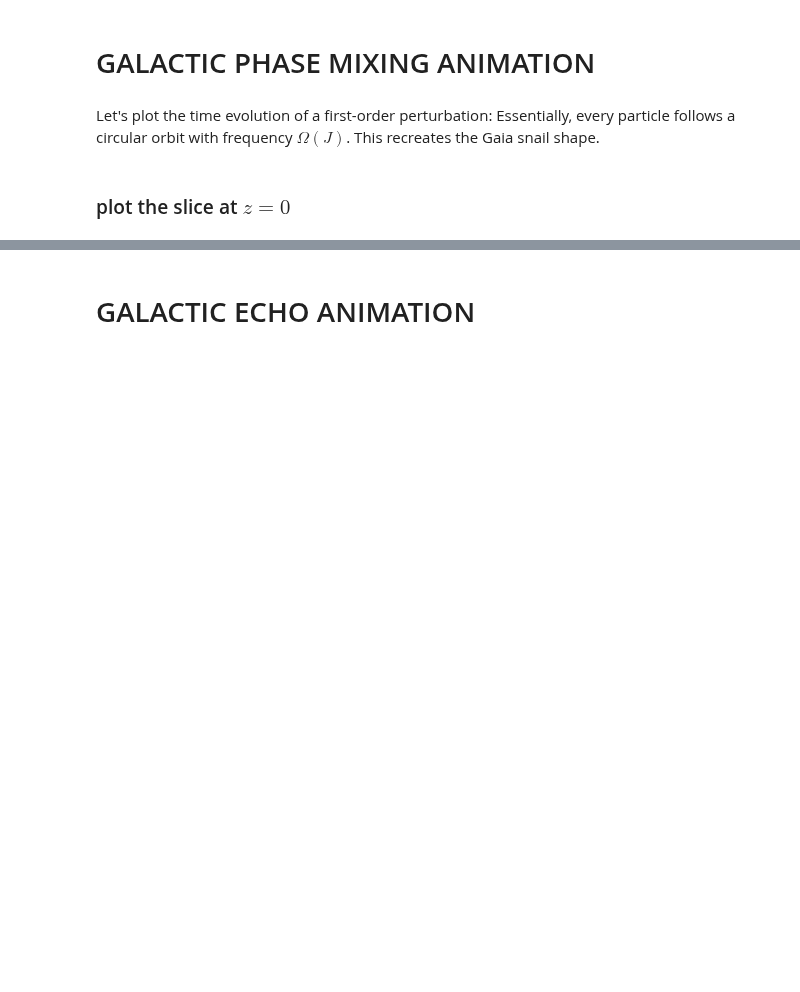
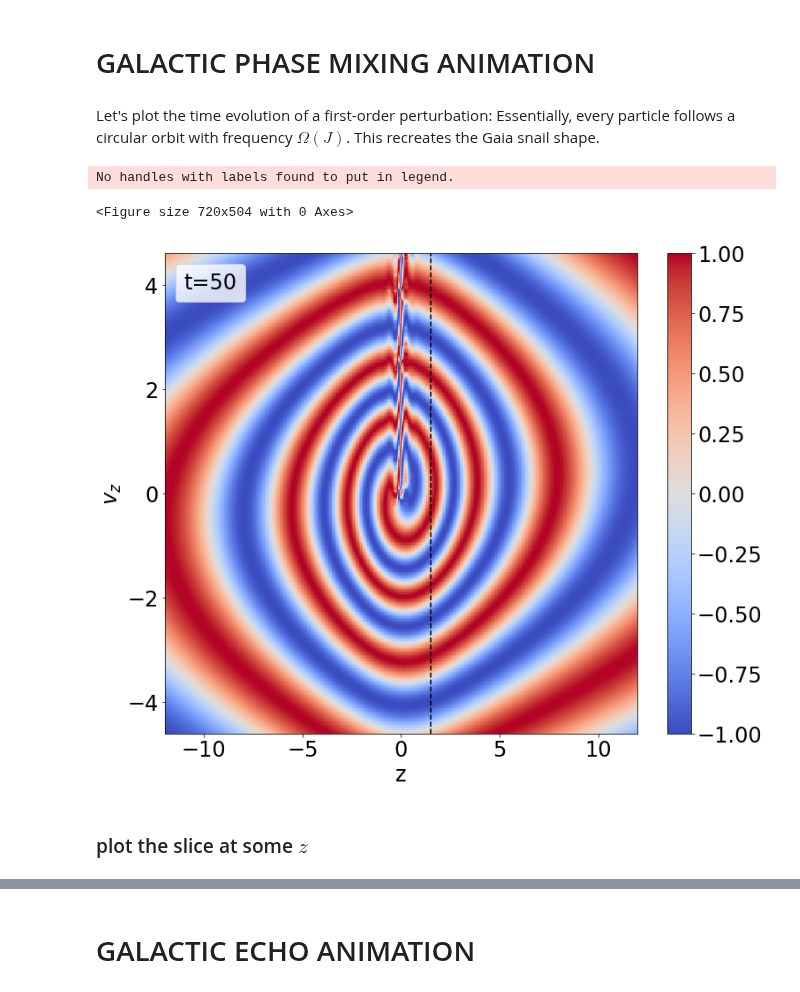
Before and after one commit to Jupiter1994/plasma-echo, a Jupyter notebook: Galactic Phase Mixing and Echo.ipynb, the cells around one changed output, grey strips where cells are left out. Cells and saved outputs as stored; diff of their text form; code cells hidden in the pictures; blank space fills up the shorter version.

Commit message:
making phase mixing plots for thesis defense

```diff
--- a/Galactic Phase Mixing and Echo.ipynb
+++ b/Galactic Phase Mixing and Echo.ipynb
@@ -210,39 +210,45 @@ else:
 plt.rcParams.update({'font.size':24})
 
 plt.clf()
 fig, ax = plt.subplots(1,1,figsize=(12,10))
 
 x_lim = zlim
 y_lim = vzlim
 plt.xlim(-x_lim, x_lim)
 plt.ylim(-y_lim, y_lim)
 
 # test that we can plot delta_f at a given t
-t_temp = 25
-plot_phase_mixing = False
+t_temp = 50
+plot_phase_mixing = True
 if plot_phase_mixing:
     Z = delta_f_phase_mixing(thetas, Js, t_temp)
 else:
     Z = delta_f_harmonic(thetas, t_temp)
 
 im = ax.pcolormesh(zs,v_zs,Z,cmap=cm.coolwarm, animated=True, shading='auto',\
                   vmin=-1, vmax=1)
+
+plt.axvline(x=1.5, linestyle='--', color='black')
 
 fig.colorbar(im, ax=ax)
 
 ax.set_xlabel(r"z")
 ax.set_ylabel(r"$v_z$")
 # ax.set_title("$\delta f$")
 
 plt.legend(title=f"t={t_temp}", loc='upper left', labelspacing=0.)
 
-save_pm_figure = False
+save_pm_figure = True
 if save_pm_figure:
-    plt.savefig(f'Gaia phase mixing (thesis)/Gal_harmonic_t={t_temp}.png', dpi=300)
+    plt.savefig(f'Gaia phase mixing (thesis)/Gal_pm_t={t_temp}_with_vline.png', dpi=300)
 
 plt.show()
+# %% [output]
+No handles with labels found to put in legend.
+<Figure size 720x504 with 0 Axes>
+[figure, added]
 # %% [markdown]
-### plot the slice at $z=0$
+### plot the slice at some $z$
 # %%
 # plot deltaf(z=z', v_z)
 plt.rcParams.update({'font.size':24})
```
Also changed, not shown: parts of 4 cells of this notebook.
